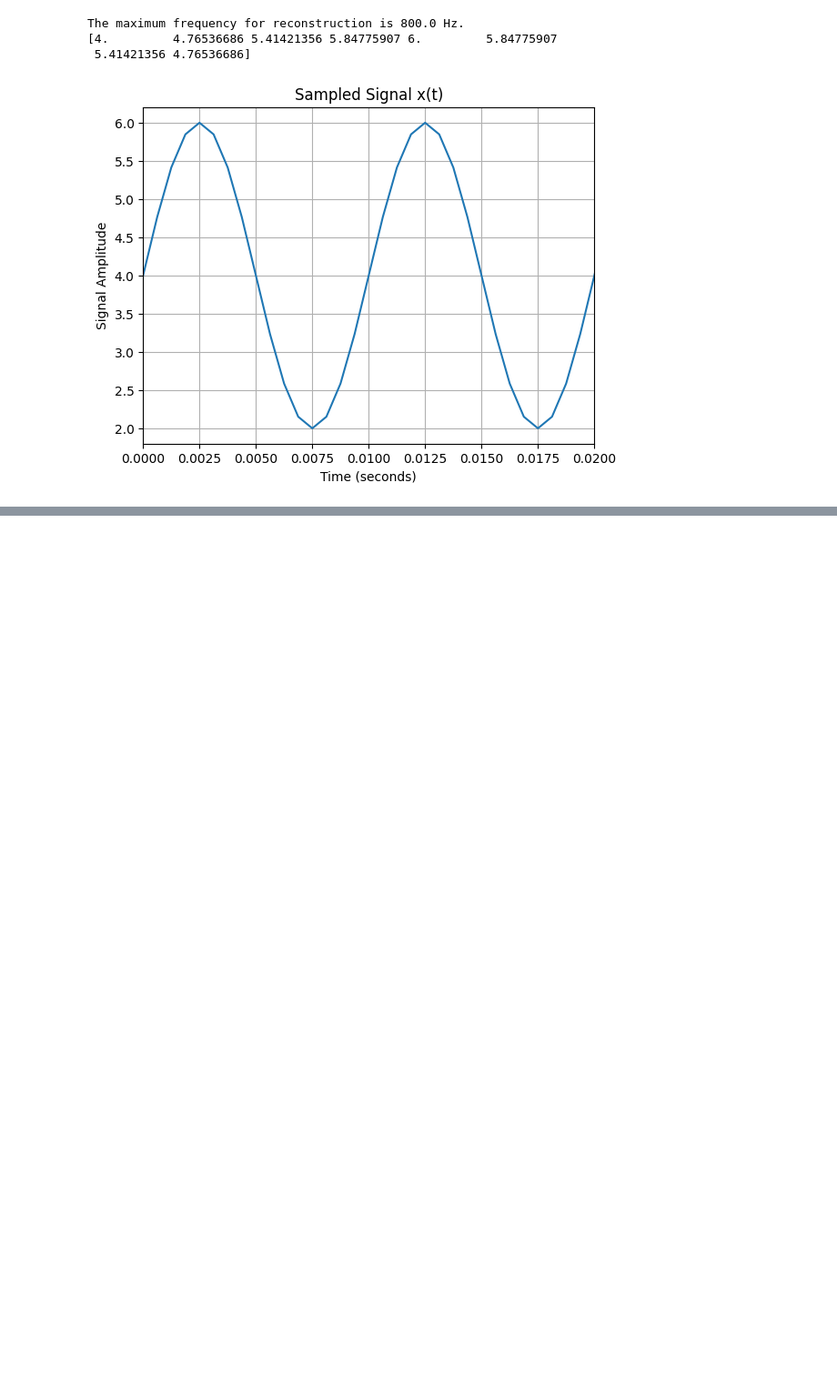
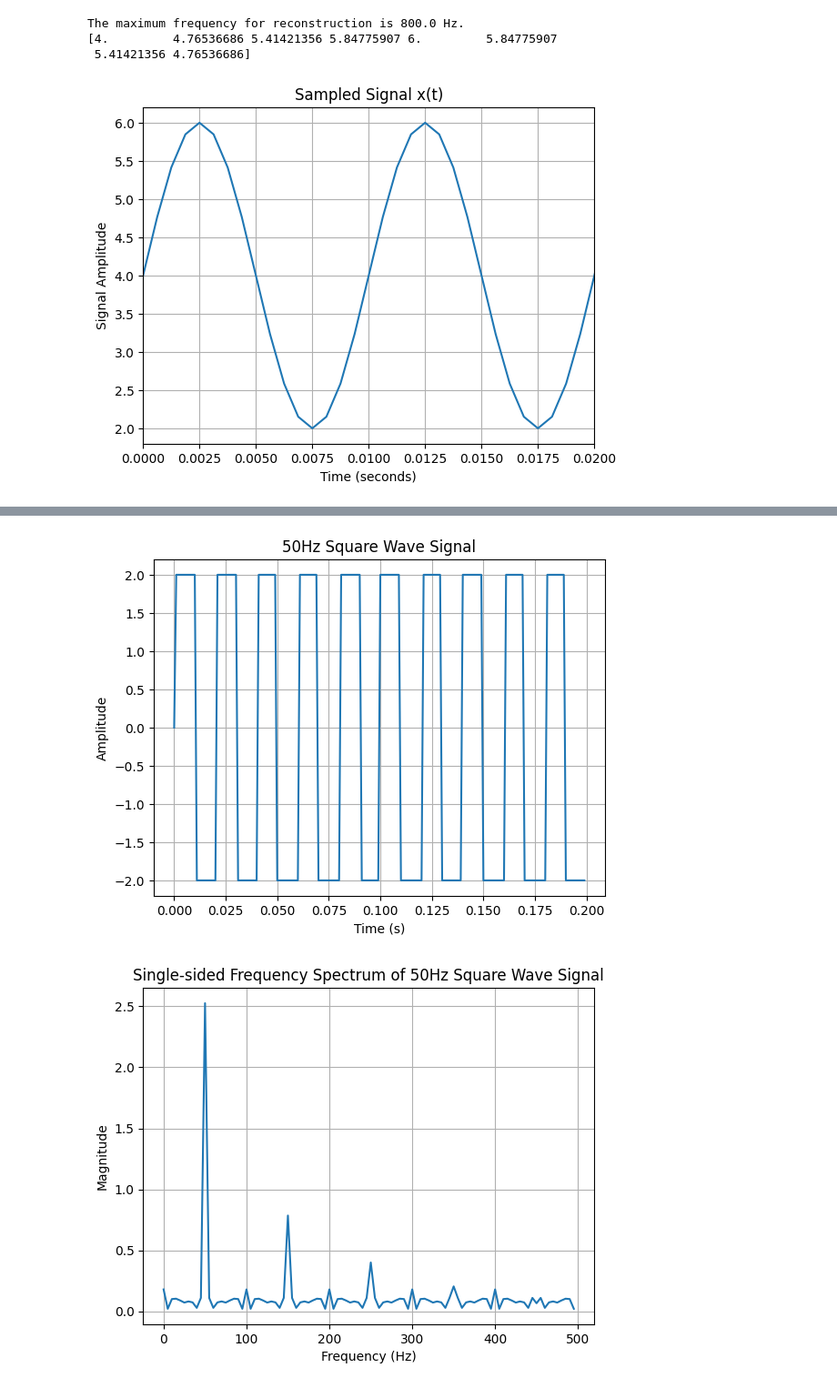
Before and after one commit to PaulArthurAstier/DSP-Week-1, a Jupyter notebook: week1.ipynb, the cells around one changed output, grey strips where cells are left out. Shown at 91% size. Saved outputs shown, nothing was run; the diff lists cells and outputs as text; code cells hidden in the pictures; blank space fills up the shorter version.

```diff
--- a/week1.ipynb
+++ b/week1.ipynb
@@ -48,0 +77,38 @@ plt.show()
+# %%
+# Define parameters
+f_square = 50  # Signal frequency in Hz
+fs_square = 1000  # Sampling frequency in Hz
+duration_square = 0.2  # Signal duration in seconds
+
+# Generate the square wave signal
+t_square = np.linspace(0, duration_square, int(duration_square * fs_square), endpoint=False)
+x_square = np.sign(np.sin(2 * np.pi * f_square * t_square)) * 2  # Square wave with amplitude ±2V
+
+# Plot the time-domain signal
+plt.plot(t_square, x_square)
+plt.xlabel('Time (s)')
+plt.ylabel('Amplitude')
+plt.title('50Hz Square Wave Signal')
+plt.grid(True)
+plt.show()
+
+# Compute the frequency spectrum
+N = len(x_square)  # Number of samples
+X_square = np.fft.fft(x_square) / N  # Normalize the FFT
+frequencies = np.fft.fftfreq(N, d=1/fs_square)  # Frequency array
+
+# Take the single-sided spectrum
+X_square_single = X_square[:N//2]  # First half of the FFT result
+frequencies_single = frequencies[:N//2]  # Positive frequencies
+magnitude_single = 2 * np.abs(X_square_single)  # Double the magnitude (except DC)
+
+# Plot the single-sided frequency spectrum
+plt.plot(frequencies_single, magnitude_single)
+plt.xlabel('Frequency (Hz)')
+plt.ylabel('Magnitude')
+plt.title('Single-sided Frequency Spectrum of 50Hz Square Wave Signal')
+plt.grid(True)
+plt.show()
+# %% [output]
+[figure, added]
+[figure, added]
```
Also changed, not shown: parts of 3 cells of this notebook.
